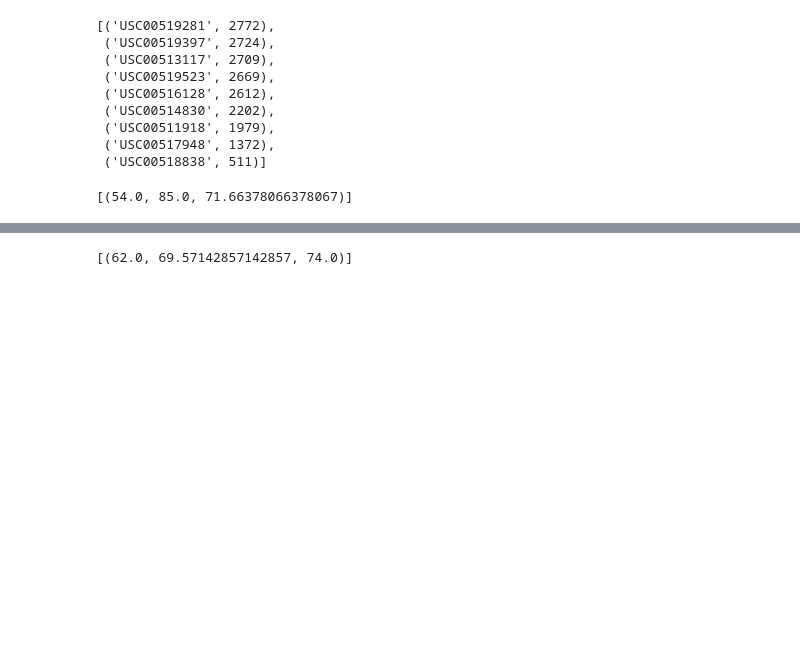
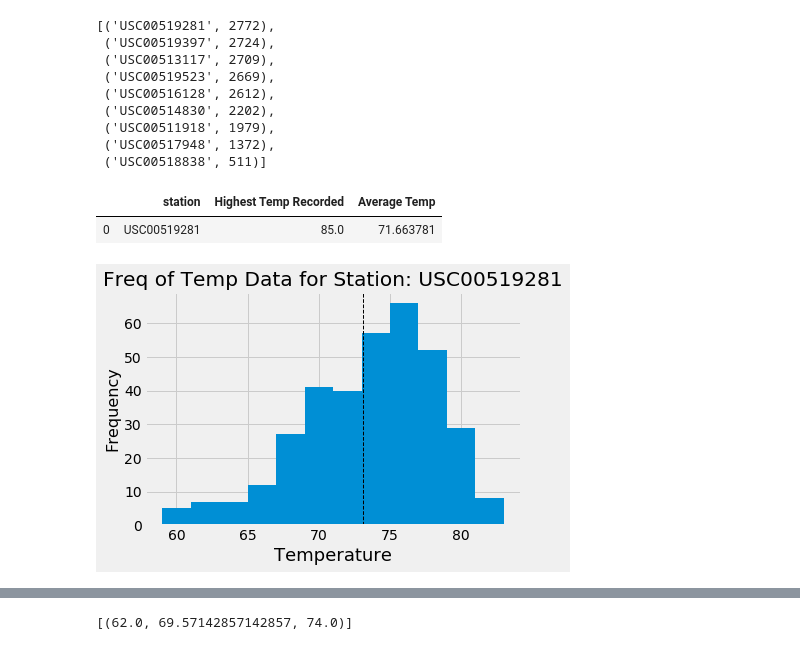
Before and after one commit to dowripple/sqlalchemy-challenge, a Jupyter notebook: climate_starter.ipynb, the cells around one changed output, grey strips where cells are left out. Cells and saved outputs as stored; diff of their text form; code cells hidden in the pictures; blank space fills up the shorter version.

```diff
--- a/climate_starter.ipynb
+++ b/climate_starter.ipynb
@@ -67,7 +67,7 @@ Station.__table__.columns.values()
 results = session.query(Measurement.date).order_by(Measurement.date.desc()).limit(1)
 
 # get the last data point, convert to datetime for later
-result = results[1]
+result = results[0]
 last_date = dt.datetime.strptime(result[0],'%Y-%m-%d')
 
 # get 1 year prior to last date
@@ -137,5 +140,16 @@ There are 9 stations available
 # %%
 # Using the station id from the previous query, calculate the lowest temperature recorded,
 # highest temperature recorded, and average temperature of the most active station?
+
+# get the most active station
+first_row = active_stations[0]
+most_active_station = first_row[0]
+
+station_stats = session.query(Measurement.station, func.max(Measurement.tobs).label('Highest Temp'), func.avg(Measurement.tobs).label('Average Temp')).filter(Measurement.station == most_active_station).group_by(Measurement.station).limit(1)
+
+active_df = pd.DataFrame(station_stats, columns=['station','Highest Temp Recorded', 'Average Temp'])
+
+active_df.head()
 # %% [output]
-[(54.0, 85.0, 71.66378066378067)]
+|  | station | Highest Temp Recorded | Average Temp |
+| 0 | USC00519281 | 85.0 | 71.663781 |
@@ -145,3 +156,32 @@ There are 9 stations available
+# %%
+# Choose the station with the highest number of temperature observations.
+# Query the last 12 months of temperature observation data for this station and plot the results as a histogram
+temp_results = session.query(Measurement.station, func.count(Measurement.tobs).label('Tobs Count')).group_by(Measurement.station).order_by(func.count(Measurement.tobs).desc())
+
+# just curious...
+# all_df = pd.DataFrame(temp_results, columns=['station','Tobs Count'])
+# all_df.head(10)
+
+# grab the top row
+row = temp_results[0]
+most_temps = row[0]
+
+# print(most_temps)
+
+results = session.query(Measurement.station, Measurement.tobs).filter(Measurement.station == most_temps, Measurement.date >= last_year)
+temp_df = pd.DataFrame(results, columns=['station','tobs'])
+
+# temp_df.head()
+
+temp_df.hist(column="tobs", bins=12, grid=True)
+plt.title(f'Freq of Temp Data for Station: {most_temps}')
+plt.xlabel('Temperature', fontsize=18)
+plt.ylabel('Frequency', fontsize=16)
+plt.hist(temp_df['tobs'], 20, density=True, alpha=0.7, label="tobs")
+plt.axvline(temp_df['tobs'].mean(), color='k', linestyle='dashed', linewidth=1)
+plt.savefig('images\station-histogram.png')
+# %% [output]
+[figure, added]
 # %% [markdown]
 ![precipitation](Images/station-histogram.png)
 # %%
```
Also changed, not shown: parts of 2 cells of this notebook, 1 other file.
